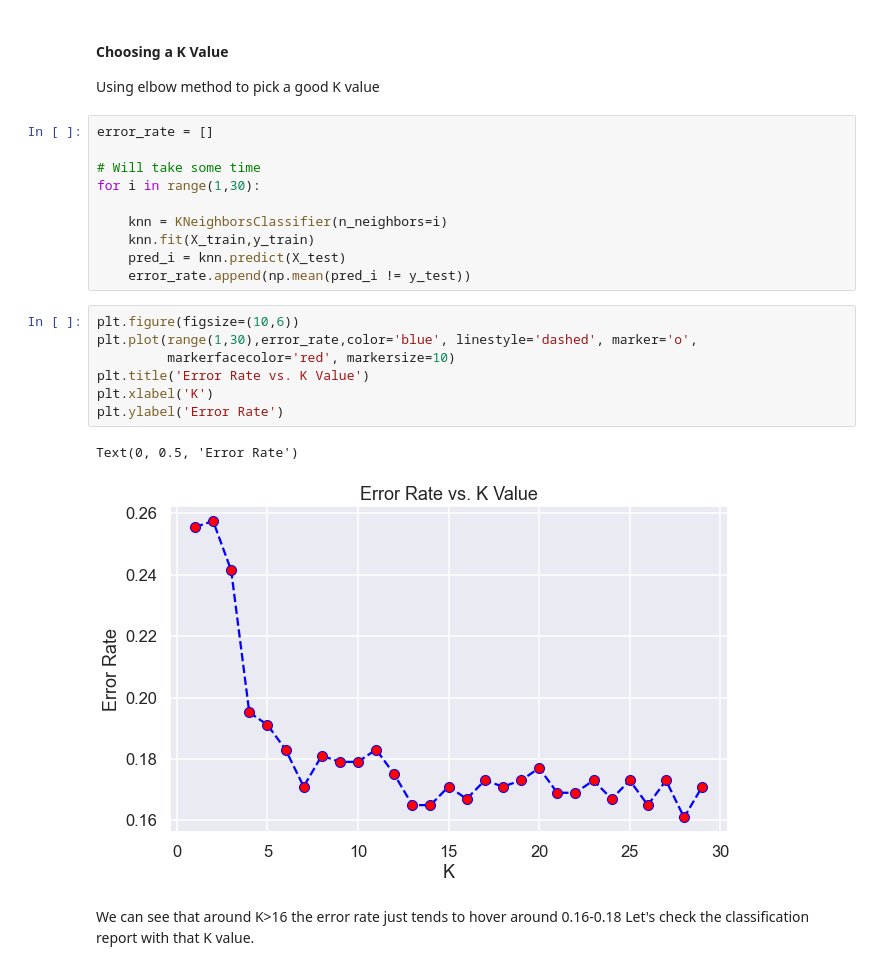
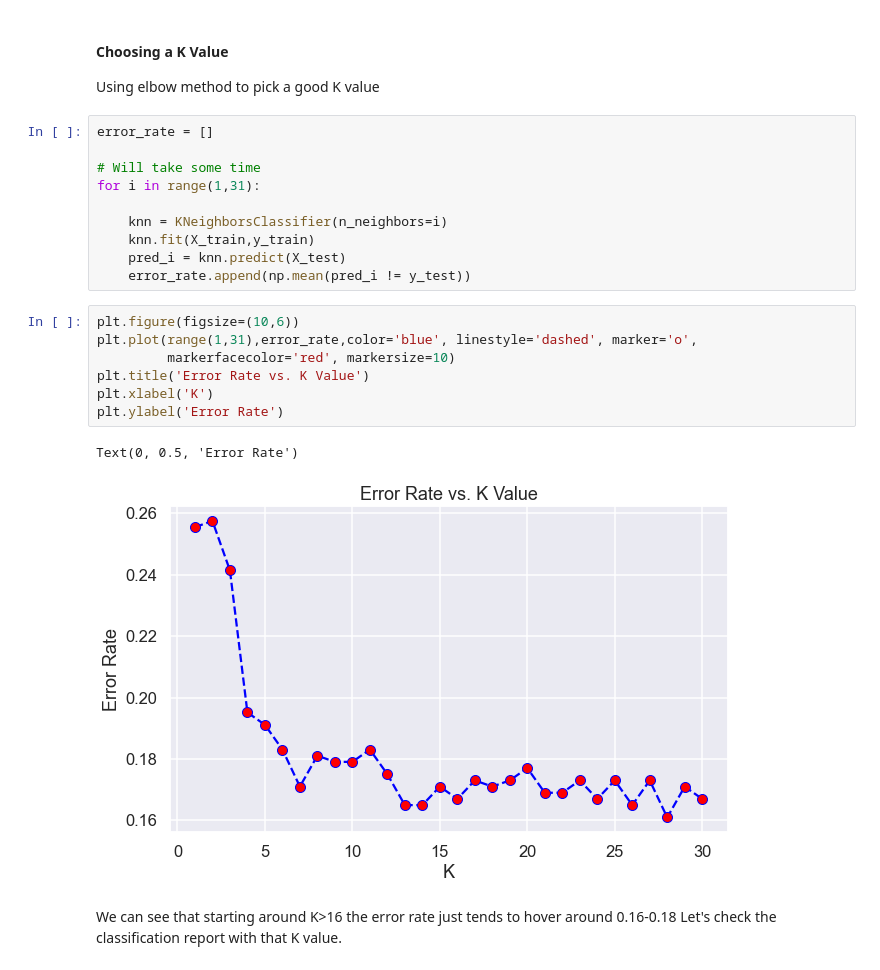
Before and after one commit to apainintheneck/nba-data-science, a Jupyter notebook: final_project.ipynb, the cells around one changed output. Cells and saved outputs as stored; diff of their text form.

```diff
--- a/final_project.ipynb
+++ b/final_project.ipynb
@@ -355,7 +361,7 @@ Using elbow method to pick a good K value
 error_rate = []
 
 # Will take some time
-for i in range(1,30):
+for i in range(1,31):
 
     knn = KNeighborsClassifier(n_neighbors=i)
     knn.fit(X_train,y_train)
@@ -363,13 +369,13 @@ for i in range(1,30):
     error_rate.append(np.mean(pred_i != y_test))
 # %%
 plt.figure(figsize=(10,6))
-plt.plot(range(1,30),error_rate,color='blue', linestyle='dashed', marker='o',
+plt.plot(range(1,31),error_rate,color='blue', linestyle='dashed', marker='o',
          markerfacecolor='red', markersize=10)
 plt.title('Error Rate vs. K Value')
 plt.xlabel('K')
 plt.ylabel('Error Rate')
 # %% [output]
 Text(0, 0.5, 'Error Rate')
-[figure, old version]
+[figure, new version]
 # %% [markdown]
-We can see that around K>16 the error rate just tends to hover around 0.16-0.18 Let's check the classification report with that K value.
+We can see that starting around K>16 the error rate just tends to hover around 0.16-0.18 Let's check the classification report with that K value.
```
Also changed, not shown: parts of 8 cells of this notebook.
